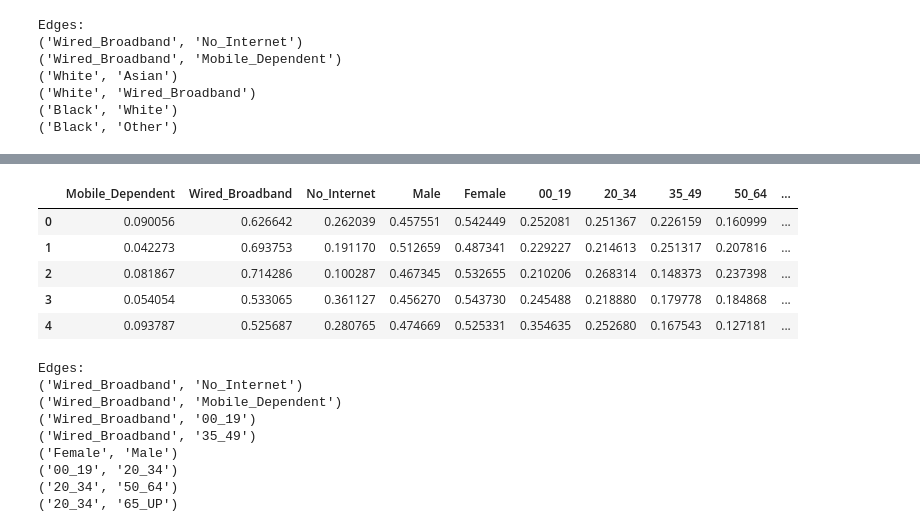
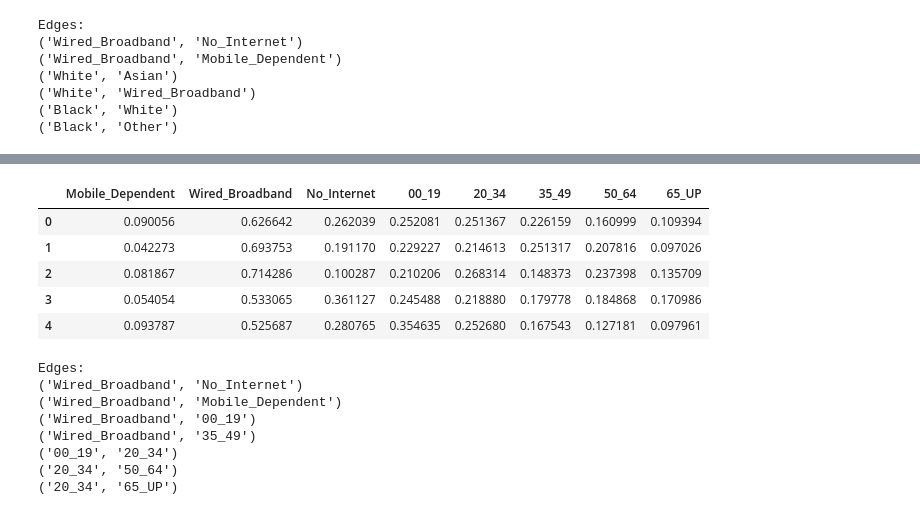
Before and after one commit to lyc1005/nyconnect, a Jupyter notebook: analysis/Bayes_Network_Analysis.ipynb, the cells around one changed output, grey strips where cells are left out. Cells and saved outputs as stored; diff of their text form; code cells hidden in the pictures.

```diff
--- a/analysis/Bayes_Network_Analysis.ipynb
+++ b/analysis/Bayes_Network_Analysis.ipynb
@@ -215,17 +215,17 @@ data.corr()
 # %%
 data = pd.merge(internet_data,
-                age_sex_data[['BoroCTLbl','Male','Female','00_19','20_34','35_49','50_64','65_UP']],
+                age_sex_data[['BoroCTLbl','00_19','20_34','35_49','50_64','65_UP']],
                 how='left',
-                on=['BoroCTLbl'])[['Mobile_Dependent','Wired_Broadband', 'No_Internet', 'Male', 'Female',
+                on=['BoroCTLbl'])[['Mobile_Dependent','Wired_Broadband', 'No_Internet', #'Male', 'Female',
                                    '00_19', '20_34','35_49', '50_64', '65_UP']]
 data.head()
 # %% [output]
-|  | Mobile_Dependent | Wired_Broadband | No_Internet | Male | Female | 00_19 | 20_34 | 35_49 | 50_64 | ... |
-| 0 | 0.090056 | 0.626642 | 0.262039 | 0.457551 | 0.542449 | 0.252081 | 0.251367 | 0.226159 | 0.160999 | ... |
-| 1 | 0.042273 | 0.693753 | 0.191170 | 0.512659 | 0.487341 | 0.229227 | 0.214613 | 0.251317 | 0.207816 | ... |
-| 2 | 0.081867 | 0.714286 | 0.100287 | 0.467345 | 0.532655 | 0.210206 | 0.268314 | 0.148373 | 0.237398 | ... |
-| 3 | 0.054054 | 0.533065 | 0.361127 | 0.456270 | 0.543730 | 0.245488 | 0.218880 | 0.179778 | 0.184868 | ... |
-| 4 | 0.093787 | 0.525687 | 0.280765 | 0.474669 | 0.525331 | 0.354635 | 0.252680 | 0.167543 | 0.127181 | ... |
+|  | Mobile_Dependent | Wired_Broadband | No_Internet | 00_19 | 20_34 | 35_49 | 50_64 | 65_UP |
+| 0 | 0.090056 | 0.626642 | 0.262039 | 0.252081 | 0.251367 | 0.226159 | 0.160999 | 0.109394 |
+| 1 | 0.042273 | 0.693753 | 0.191170 | 0.229227 | 0.214613 | 0.251317 | 0.207816 | 0.097026 |
+| 2 | 0.081867 | 0.714286 | 0.100287 | 0.210206 | 0.268314 | 0.148373 | 0.237398 | 0.135709 |
+| 3 | 0.054054 | 0.533065 | 0.361127 | 0.245488 | 0.218880 | 0.179778 | 0.184868 | 0.170986 |
+| 4 | 0.093787 | 0.525687 | 0.280765 | 0.354635 | 0.252680 | 0.167543 | 0.127181 | 0.097961 |
 # %%
 anomaly_ranks = get_anomaly_ranks(data)
 # %% [output]
@@ -234,7 +234,6 @@ Edges:
 ('Wired_Broadband', 'Mobile_Dependent')
 ('Wired_Broadband', '00_19')
 ('Wired_Broadband', '35_49')
-('Female', 'Male')
 ('00_19', '20_34')
 ('20_34', '50_64')
 ('20_34', '65_UP')
```
Also changed, not shown: parts of 4 cells of this notebook.
